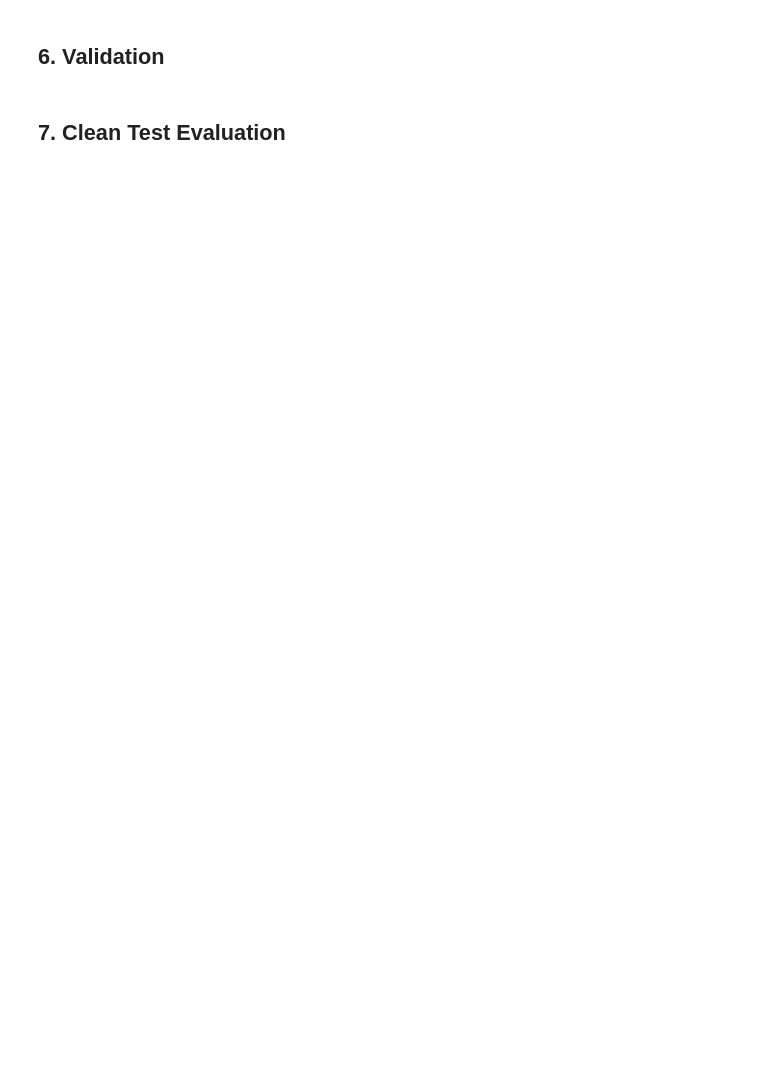
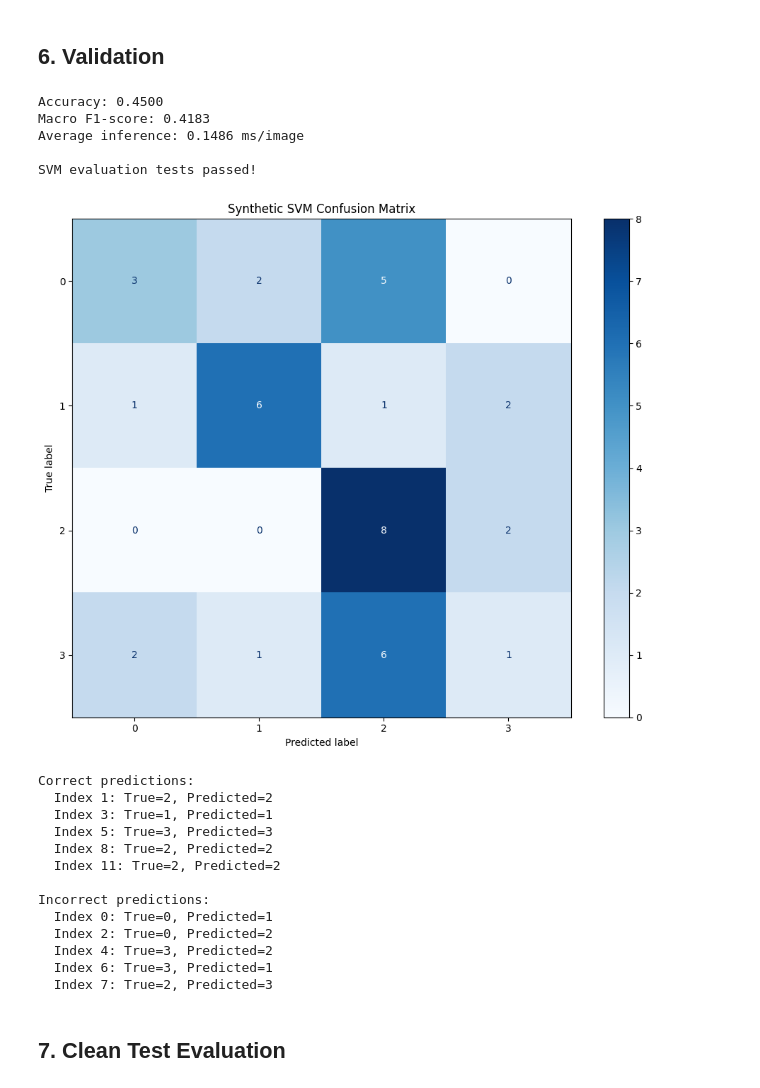
Before and after one commit to Davy-Chu/CP467GroupProject, a Jupyter notebook: notebooks/01_hog_svm.ipynb, the cells around one changed output. Saved outputs shown, nothing was run; the diff lists cells and outputs as text; code cells hidden in the pictures; blank space fills up the shorter version.

Commit message:
Implement HOG SVM pipeline and evaluation

```diff
--- a/notebooks/01_hog_svm.ipynb
+++ b/notebooks/01_hog_svm.ipynb
@@ -116,3 +146,24 @@ Apply any experimental condition to the common RGB image before grayscale conver
 # %%
 # TODO: Convert the common resized RGB images to grayscale; document normalization.
 # Compare optional equalize_histogram / gaussian_filter separately, with parameters logged.
+
+
+
+def preprocess_for_hog(image, preprocessing="none"):
+    if image.shape != (32, 32, 3):
+        raise ValueError("Expected a 32x32 RGB image.")
+
+    if image.dtype != np.uint8:
+        raise TypeError("Expected a uint8 RGB image.")
+
+    if preprocessing == "equalize":
+        image = equalize_histogram(image)
+    elif preprocessing == "gaussian":
+        image = gaussian_filter(image, kernel_size=3, sigma=1.0)
+    elif preprocessing != "none":
+        raise ValueError(f"Unknown preprocessing: {preprocessing}")
+
+    grayscale = cv2.cvtColor(image, cv2.COLOR_RGB2GRAY)
+    grayscale = grayscale.astype(np.float32) / 255.0
+
+    return grayscale
@@ -134,3 +474,47 @@ Apply any experimental condition to the common RGB image before grayscale conver
+# %%
+
+test_metrics, test_predictions = evaluate_svm(
+    test_model,
+    x_sample_val,
+    y_sample_val,
+)
+
+assert 0 <= test_metrics["accuracy"] <= 1
+assert 0 <= test_metrics["macro_f1"] <= 1
+assert len(test_predictions) == len(y_sample_val)
+
+print("\nSVM evaluation tests passed!")
+
+plot_confusion_matrix(
+    y_sample_val,
+    test_predictions,
+    "Synthetic SVM Confusion Matrix",
+)
+
+show_prediction_examples(
+    y_sample_val,
+    test_predictions,
+)
+# %% [output]
+Accuracy: 0.4500
+Macro F1-score: 0.4183
+Average inference: 0.1486 ms/image
+
+SVM evaluation tests passed!
+[figure, added]
+Correct predictions:
+  Index 1: True=2, Predicted=2
+  Index 3: True=1, Predicted=1
+  Index 5: True=3, Predicted=3
+  Index 8: True=2, Predicted=2
+  Index 11: True=2, Predicted=2
+
+Incorrect predictions:
+  Index 0: True=0, Predicted=1
+  Index 2: True=0, Predicted=2
+  Index 4: True=3, Predicted=2
+  Index 6: True=3, Predicted=1
+  Index 7: True=2, Predicted=3
 # %% [markdown]
 ## 7. Clean Test Evaluation
 # %%
```
Also changed, not shown: parts of 16 cells of this notebook.
